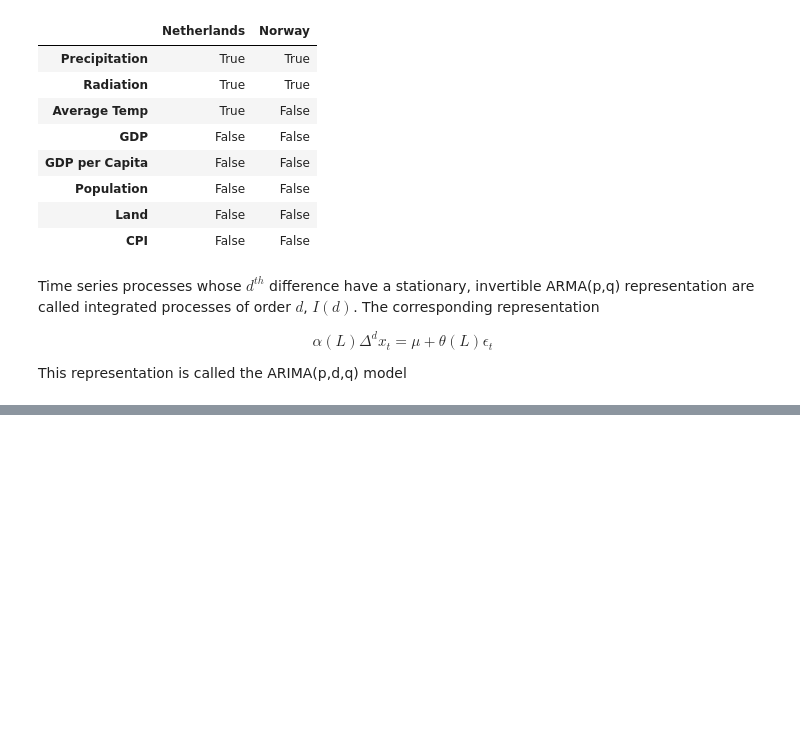
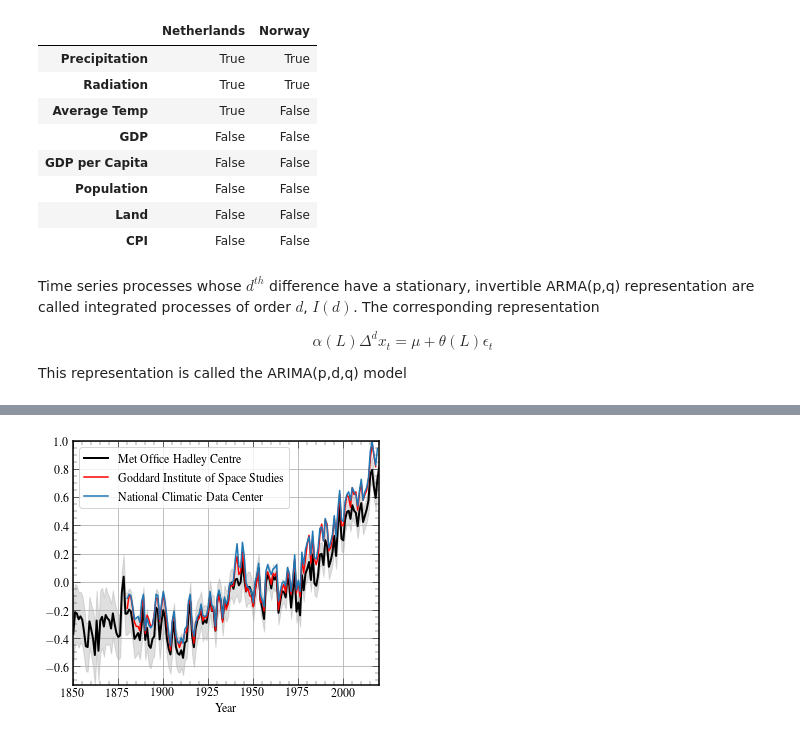
Before and after one commit to LuukOudshoorn25/MultivariateEconometrics, a Jupyter notebook: Multivariate Econometrics.ipynb, the cells around one changed output, grey strips where cells are left out. Cells and saved outputs as stored; diff of their text form; code cells hidden in the pictures; blank space fills up the shorter version.

```diff
--- a/Multivariate Econometrics.ipynb
+++ b/Multivariate Econometrics.ipynb
@@ -225,0 +299,3 @@ integratability.set_index(['Country','OoI','Series']).unstack()
+# %%
+df3=pd.read_csv('1880-2019.csv')
+df3
@@ -225,0 +316,16 @@ integratability.set_index(['Country','OoI','Series']).unstack()
+# %%
+fig,ax = plt.subplots()
+ax.plot(df.col1, df.col2,color='black',lw=2,label='Met Office Hadley Centre')
+ax.plot(df2.col20.iloc[1:-1].astype(float).values,df2.col14.iloc[1:-1].astype(float).values/100,label='Goddard Institute of Space Studies',color='red')
+ax.plot(df3.Year, df3.Value,label='National Climatic Data Center')
+ax.set_xlabel('Year')
+ax.fill_between(df.col1, df.col11,df.col12,color='grey',alpha=0.25)
+#ax.set_ylabel(r'Excess CO$_2$ (ppm)')
+#ax.set_ylim(0,140)
+#ax.set_xlim(1972,2022)
+#plt.annotate("Pre-Industrial value: 280 ppm",xy=(1975,10))
+plt.legend()
+plt.tight_layout()
+plt.savefig('Temp_increase.pdf')
+# %% [output]
+[figure, added]
```
Also changed, not shown: parts of 12 cells of this notebook, 10 other files.
